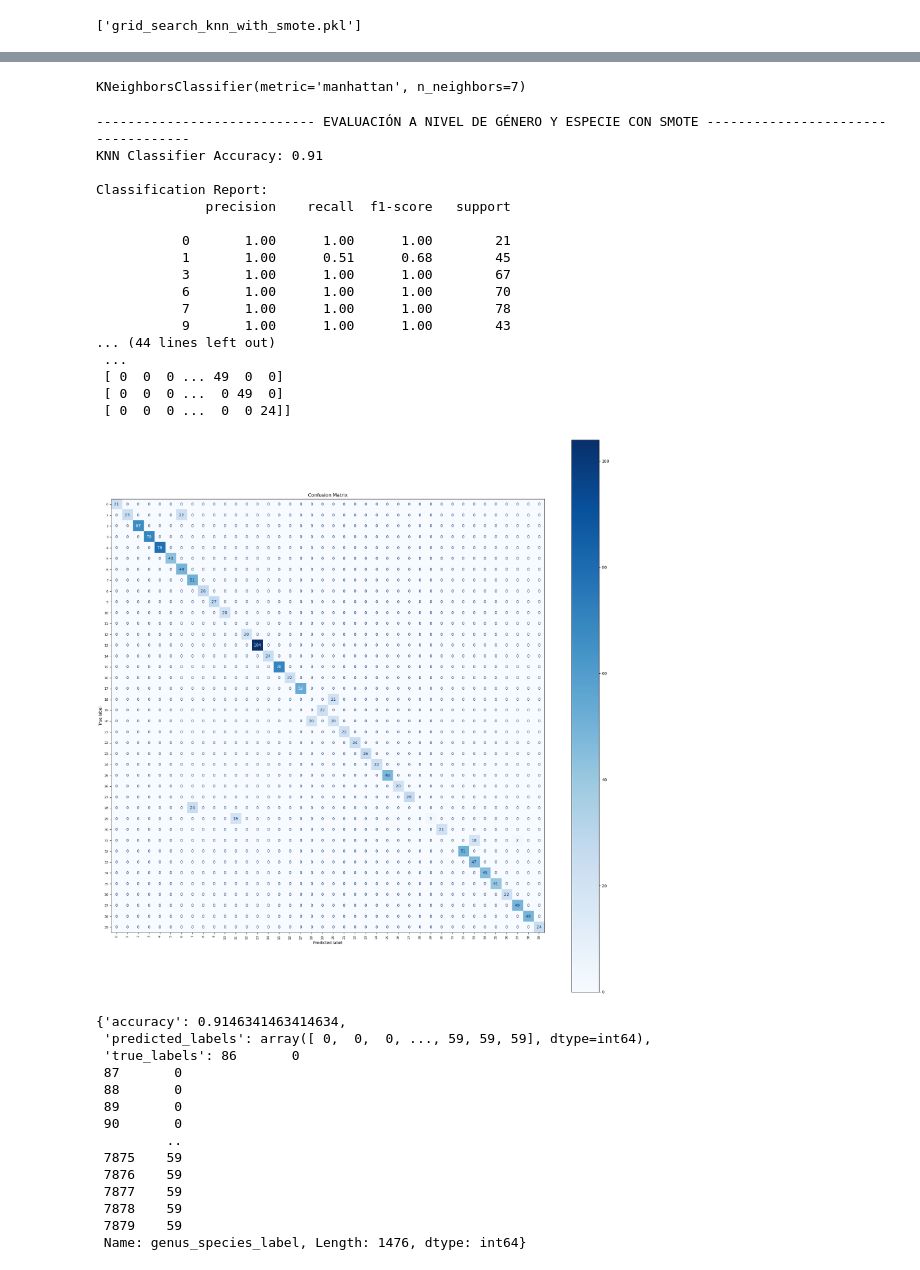
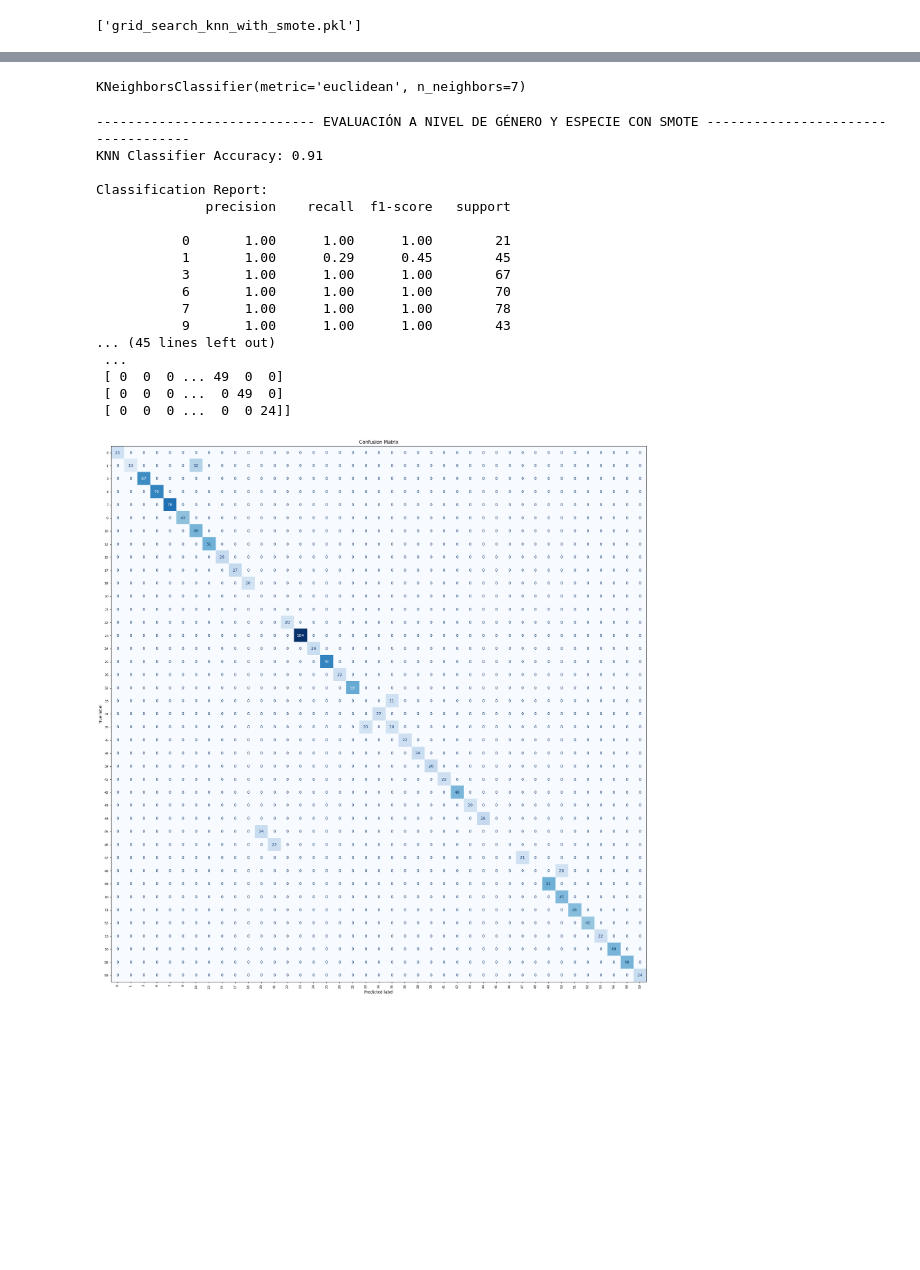
Before and after one commit to alextorsar/FungusClassifier, a Jupyter notebook: simple_fungus_classifier_notebook.ipynb, the cells around one changed output, grey strips where cells are left out. Saved outputs shown, nothing was run; the diff lists cells and outputs as text; code cells hidden in the pictures; blank space fills up the shorter version.

```diff
--- a/simple_fungus_classifier_notebook.ipynb
+++ b/simple_fungus_classifier_notebook.ipynb
@@ -275,22 +258,14 @@ x_test = test_data.drop(columns=['genus_species_label', 'genus_label', 'unique_i
 genus_label_test = test_data['genus_label']
 genus_species_label_test = test_data['genus_species_label']
 # %%
+from sklearn.metrics import accuracy_score, classification_report, confusion_matrix, ConfusionMatrixDisplay
+import matplotlib.pyplot as plt
+import numpy as np
+
 def evaluate_knn_classifier(x_test, y_test, knn_classifier, classes=None, figsize=(20, 20), fontsize=8, zero_division=0):
     """
     Evalúa un clasificador KNN en datos de prueba e incluye métricas detalladas,
-    además de graficar la matriz de confusión con tamaño ajustable.
-
-    Parameters:
-        x_test (np.array): Conjunto de datos de prueba.
-        y_test (np.array or pd.Series): Etiquetas verdaderas correspondientes al conjunto de prueba.
-        knn_classifier (KNeighborsClassifier): Modelo KNN previamente entrenado.
-        classes (list, optional): Lista de clases para las etiquetas. Si no se proporciona, se usan etiquetas únicas de `y_test`.
-        figsize (tuple, optional): Tamaño del gráfico de la matriz de confusión.
-        fontsize (int, optional): Tamaño de la fuente para las etiquetas de la matriz de confusión.
-        zero_division (int, optional): Controla cómo manejar métricas indeterminadas. Default: 0.
-
-    Returns:
-        dict: Diccionario con precisión, etiquetas predichas, y etiquetas verdaderas.
+    además de graficar la matriz de confusión sin la barra de color (colorbar).
     """
     # Predicciones del clasificador
     y_pred = knn_classifier.predict(x_test)
@@ -309,15 +284,25 @@ def evaluate_knn_classifier(x_test, y_test, knn_classifier, classes=None, figsiz
         )
     )
 
-    # Matriz de confusión
+    # Generar la matriz de confusión (solo con las clases presentes en y_test e y_pred)
     cm = confusion_matrix(y_test, y_pred)
+
     print("\nConfusion Matrix:")
     print(cm)
 
-    # Graficar la matriz de confusión
+    # Obtener etiquetas reales del clasificador (todas las clases vistas en el entrenamiento)
+    real_class_labels = knn_classifier.classes_
+
+    # Identificar las clases presentes en el conjunto de prueba/predicciones
+    unique_classes_in_test = np.unique(np.concatenate((y_test, y_pred)))
+
+    # Filtrar etiquetas reales para mostrar solo las clases presentes en la matriz de confusión
+    display_labels = [str(label) for label in real_class_labels if label in unique_classes_in_test]
+
+    # Graficar la matriz de confusión sin la barra de color
     fig, ax = plt.subplots(figsize=figsize)
-    disp = ConfusionMatrixDisplay(confusion_matrix=cm, display_labels=classes)
-    disp.plot(cmap="Blues", ax=ax, colorbar=True)
+    disp = ConfusionMatrixDisplay(confusion_matrix=cm, display_labels=display_labels)
+    disp.plot(cmap="Blues", ax=ax, colorbar=False)  # Aquí desactivamos la barra de color
 
     # Ajustar etiquetas y título
     plt.xticks(fontsize=fontsize, rotation=90)
@@ -582,41 +566,27 @@ results_df
 # %%
-knn_best_smote = KNeighborsClassifier(n_neighbors=7, weights='uniform', metric='manhattan', algorithm='auto')
+knn_best_smote = KNeighborsClassifier(n_neighbors=7, weights='uniform', metric='euclidean', algorithm='auto')
 knn_best_smote.fit(x_train_smote, genus_species_smote)
 # %% [output]
-KNeighborsClassifier(metric='manhattan', n_neighbors=7)
+KNeighborsClassifier(metric='euclidean', n_neighbors=7)
 # %%
 print("---------------------------- EVALUACIÓN A NIVEL DE GÉNERO Y ESPECIE CON SMOTE -----------------------------------")
-evaluate_knn_classifier(spectrum_test, genus_species_label_test, knn_best_smote)
+results = evaluate_knn_classifier(spectrum_test, genus_species_label_test, knn_best_smote)
 # %% [output]
 ---------------------------- EVALUACIÓN A NIVEL DE GÉNERO Y ESPECIE CON SMOTE -----------------------------------
 KNN Classifier Accuracy: 0.91
 
 Classification Report:
               precision    recall  f1-score   support
 
            0       1.00      1.00      1.00        21
-           1       1.00      0.51      0.68        45
+           1       1.00      0.29      0.45        45
            3       1.00      1.00      1.00        67
            6       1.00      1.00      1.00        70
            7       1.00      1.00      1.00        78
            9       1.00      1.00      1.00        43
-... (44 lines left out)
+... (45 lines left out)
  ...
  [ 0  0  0 ... 49  0  0]
  [ 0  0  0 ...  0 49  0]
  [ 0  0  0 ...  0  0 24]]
-[figure, old version]
+[figure, new version]
-{'accuracy': 0.9146341463414634,
- 'predicted_labels': array([ 0,  0,  0, ..., 59, 59, 59], dtype=int64),
- 'true_labels': 86       0
- 87       0
- 88       0
- 89       0
- 90       0
-         ..
- 7875    59
- 7876    59
- 7877    59
- 7878    59
- 7879    59
- Name: genus_species_label, Length: 1476, dtype: int64}
```
Also changed, not shown: parts of 41 cells of this notebook, 10 other files.
